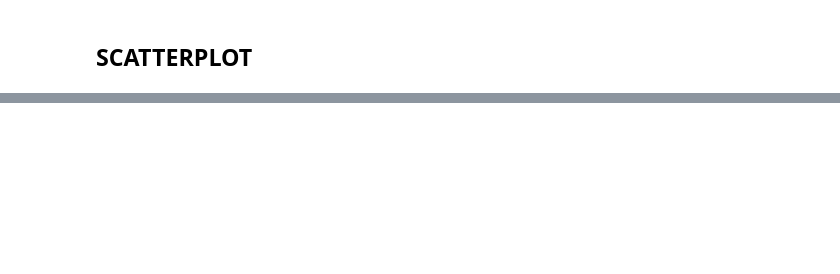
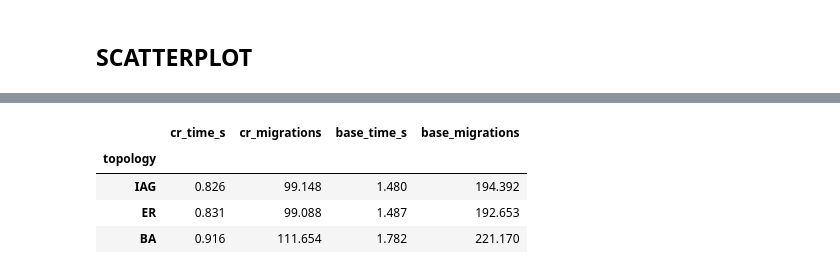
Before and after one commit to di-unipi-socc/sl-cr, a Jupyter notebook: notebooks/analyse.ipynb, the cells around one changed output, grey strips where cells are left out. Drawn from its saved outputs; the diff is of its cells as text; code cells hidden in the pictures; blank space fills up the shorter version.

```diff
--- a/notebooks/analyse.ipynb
+++ b/notebooks/analyse.ipynb
@@ -463,0 +477,41 @@ for topology in TOPOLOGIES:
+# %%
+# Mean values for the paper summary table.
+summary_data = plot_df[plot_df["callback_id"].isin(METRICS)].copy()
+# Outlier removal disabled for the table means.
+# summary_data = (
+#     summary_data
+#     .groupby(
+#         ["callback_id", "topology", "mode", "nodes", "components"],
+#         group_keys=False,
+#     )
+#     .apply(remove_outliers_iqr)
+# )
+
+mean_results = (
+    summary_data
+    .groupby(["topology", "mode", "callback_id"], as_index=False)
+    .agg(mean_value=("value", "mean"))
+    .pivot(index="topology", columns=["mode", "callback_id"], values="mean_value")
+)
+
+mean_results = mean_results.reindex(index=["IAG", "ER", "BA"])
+mean_results = mean_results.reindex(columns=pd.MultiIndex.from_tuples([
+    ("cr", "prolog_query_seconds"),
+    ("cr", "placement_migrations"),
+    ("base", "prolog_query_seconds"),
+    ("base", "placement_migrations"),
+]))
+mean_results.columns = [
+    "cr_time_s",
+    "cr_migrations",
+    "base_time_s",
+    "base_migrations",
+]
+
+display(mean_results.round(3))
+# %% [output]
+|  | cr_time_s | cr_migrations | base_time_s | base_migrations |
+| topology |  |  |  |  |
+| IAG | 0.826 | 99.148 | 1.480 | 194.392 |
+| ER | 0.831 | 99.088 | 1.487 | 192.653 |
+| BA | 0.916 | 111.654 | 1.782 | 221.170 |
```
Also changed, not shown: parts of 3 cells of this notebook, 12 other files.
